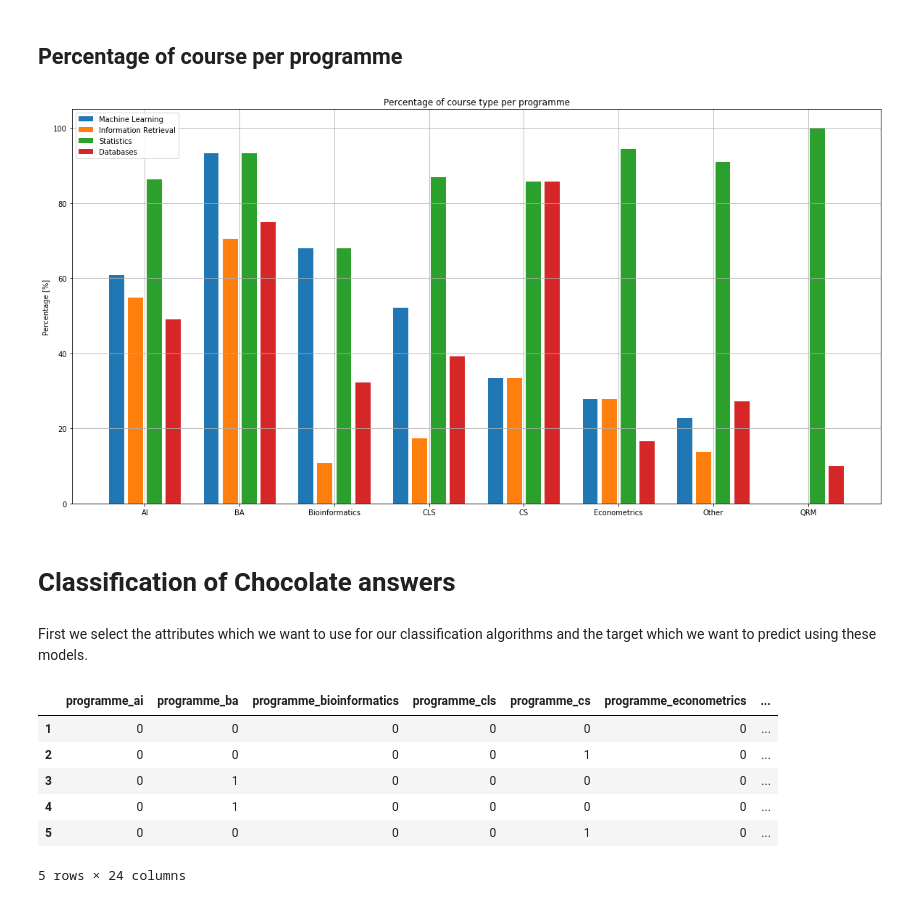
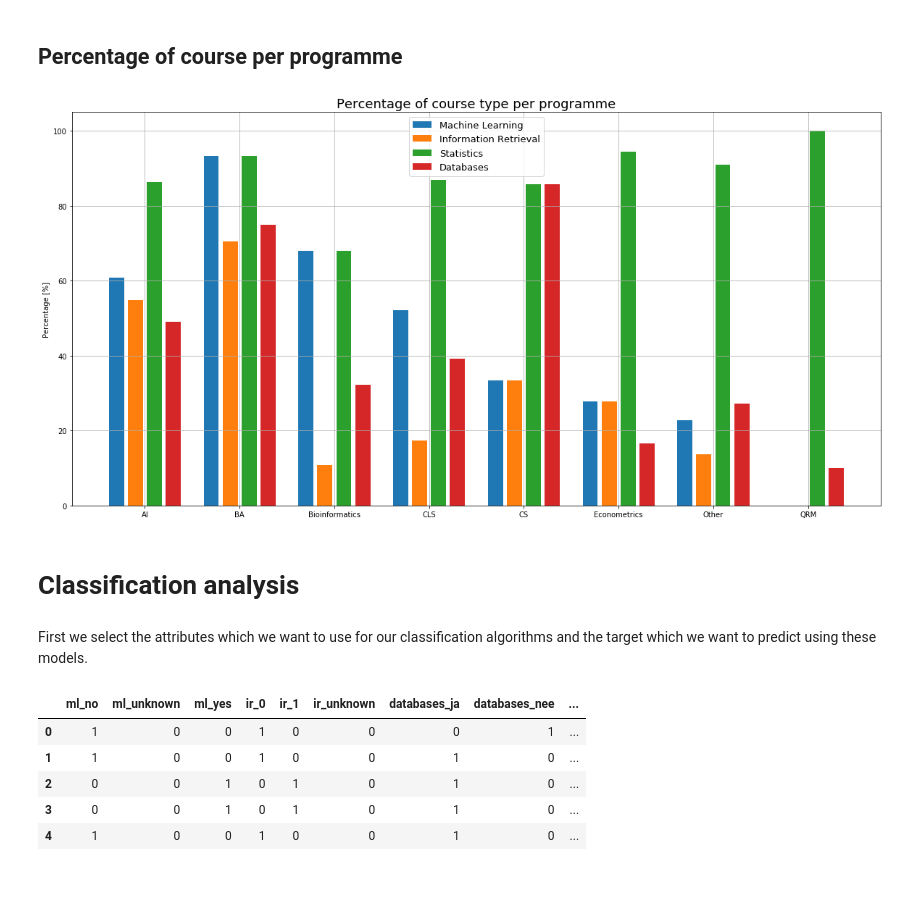
Before and after one commit to silesbu/dmt41, a Jupyter notebook: assignment1/analysis_task_1.ipynb, the cells around one changed output. Cells and saved outputs as stored; diff of their text form; code cells hidden in the pictures.

Commit message:
More features extracted for experimentation and more classification algorithms tried

```diff
--- a/assignment1/analysis_task_1.ipynb
+++ b/assignment1/analysis_task_1.ipynb
@@ -103,10 +169,10 @@ stand_up = pd.get_dummies(df["stand up"][1:],prefix = "stand_up")
 # %% [markdown]
 ## Distribution of random numbers
 # %%
-randomNumbers = df["random number"].copy()[1:]
+randomNumbers = df["random number"].copy()
 
 nums = np.zeros(12)
-for i in range(1,len(randomNumbers)+1):
+for i in range(len(randomNumbers)):
     number = randomNumbers[i]
     if not number.isdigit() or int(number) < 0 or int(number) > 10:
         nums[11] += 1
@@ -218,12 +284,12 @@ plt.show()
 # %% [markdown]
 ## Good day string average length transformation
 # %%
-good_day_1 = df["good day 1"][1:]
-good_day_2 = df["good day 2"][1:]
+good_day_1 = df["good day 1"]
+good_day_2 = df["good day 2"]
 
-good_day_length = pd.Series(np.zeros(len(good_day_1)+1) , name = 'good day length')[1:]
+good_day_length = pd.Series(np.zeros(len(good_day_1)) , name = 'good day length')
 
-for i in range(1,len(good_day_length)+1):
+for i in range(len(good_day_length)):
     good_day_length[i] = (len(good_day_1[i]) + len(good_day_2[i])) / 2
 
 plt.figure(figsize=(10,5))
@@ -278,0 +421,27 @@ Name: Age, dtype: int64
+# %%
+programme_array = np.argmax(programme.values,axis=1)
+age_array = age.values
+
+mean_age = np.empty(programme.shape[1])
+std_age = np.empty(programme.shape[1])
+
+
+for i in range(8):
+    prog_instances = np.where(programme_array == i)
+
+    mean_age[i] = age_array[prog_instances].mean()
+    var_age = np.sum((age_array[prog_instances] - mean_age[i])**2) / (age_array[prog_instances].size - 1)
+    std_age[i] = np.sqrt(var_age / age_array[prog_instances].size)
+
+
+x_values = np.arange(0,2*(max(programme_array)+1),2)
+
+plt.figure(figsize=(20,10))
+plt.title("Mean age per programme",fontsize=18)
+plt.ylabel("Age [years]",fontsize=12)
+plt.grid(True)
+
+plt.bar(x_values,mean_age,yerr=std_age)
+
+plt.xticks(x_values,["AI","BA","Bioinformatics","CLS","CS","Econometrics","Other","QRM"])
+plt.show()
@@ -288,53 +459,66 @@ databases_array = databases["databases_ja"].values
 programme_ml = np.empty(8)
 programme_ir = np.empty(8)
 programme_stats = np.empty(8)
 programme_databases = np.empty(8)
 for i in range(8):
     prog_instances = np.where(programme_array == i)
 
     programme_ml[i] = 100 * np.sum(ml_array[prog_instances]) / ml_array[prog_instances].size
     programme_ir[i] = 100 * np.sum(ir_array[prog_instances]) / ir_array[prog_instances].size
     programme_stats[i] = 100 * np.sum(stats_array[prog_instances]) / stats_array[prog_instances].size
     programme_databases[i] = 100 * np.sum(databases_array[prog_instances]) / databases_array[prog_instances].size
 
 
 ml_x = np.arange(0,36,5)
 ir_x = np.arange(1,37,5)
 stats_x = np.arange(2,38,5)
 databases_x = np.arange(3,39,5)
 
 plt.figure(figsize=(20,10))
-plt.title("Percentage of course type per programme")
+plt.title("Percentage of course type per programme",fontsize=18)
 plt.ylabel("Percentage [%]")
 plt.grid(True)
 
 plt.bar(ml_x,programme_ml,label="Machine Learning")
 plt.bar(ir_x,programme_ir,label="Information Retrieval")
 plt.bar(stats_x,programme_stats,label="Statistics")
 plt.bar(databases_x,programme_databases,label="Databases")
 
 plt.xticks((ir_x + stats_x) / 2,["AI","BA","Bioinformatics","CLS","CS","Econometrics","Other","QRM"])
-plt.legend()
+plt.legend(fontsize=13)
 plt.show()
 # %% [output]
-[figure, old version]
+[figure, new version]
 # %% [markdown]
-# Classification of Chocolate answers
+# Classification analysis
 # %% [markdown]
 First we select the attributes which we want to use for our classification algorithms and the target which we want to predict using these models.
 # %%
-#input_df = pd.concat([programme,ml,ir,stats,databases,gender,age,randLabels,good_day_length],axis=1)
-input_df = pd.concat([programme,ml,ir,stats,databases,gender,age],axis=1)
+def flatten(X,name):
+    return pd.Series(np.argmax(X.values,axis=1),name=name)
+
+# Convert one-hot to ordinal for testing purposes
+prog_ord = pd.Series(np.argmax(programme.values,axis=1),name="programme")
+
+# prepare the inputs and targets for the algorithms
+
+# Possible attributes: programme,ml,ir,stats,databases,gender,age,birthdate_d,
+#                      birthdate_m,randLabels,good_day_length
+
+
+#input_df = pd.concat([flatten(ml,"ml"),flatten(ir,"ir"),flatten(stats,"stats"), \
+#                      flatten(databases,"databases"),age],axis=1)
+
+input_df = pd.concat([ml,ir,databases],axis=1)
 
 inputs = input_df.values
-target = np.argmax(chocolate.values,axis=1)
+targets = np.argmax(programme.values,axis=1)
 
 input_df.head()
 # %% [output]
-|  | programme_ai | programme_ba | programme_bioinformatics | programme_cls | programme_cs | programme_econometrics | ... |
-| 1 | 0 | 0 | 0 | 0 | 0 | 0 | ... |
-| 2 | 0 | 0 | 0 | 0 | 1 | 0 | ... |
-| 3 | 0 | 1 | 0 | 0 | 0 | 0 | ... |
-| 4 | 0 | 1 | 0 | 0 | 0 | 0 | ... |
-| 5 | 0 | 0 | 0 | 0 | 1 | 0 | ... |
+|  | ml_no | ml_unknown | ml_yes | ir_0 | ir_1 | ir_unknown | databases_ja | databases_nee | ... |
+| 0 | 1 | 0 | 0 | 1 | 0 | 0 | 0 | 1 | ... |
+| 1 | 1 | 0 | 0 | 1 | 0 | 0 | 1 | 0 | ... |
+| 2 | 0 | 0 | 1 | 0 | 1 | 0 | 1 | 0 | ... |
+| 3 | 0 | 0 | 1 | 0 | 1 | 0 | 1 | 0 | ... |
+| 4 | 1 | 0 | 0 | 1 | 0 | 0 | 1 | 0 | ... |
-5 rows × 24 columns
```
Also changed, not shown: parts of 31 cells of this notebook.
